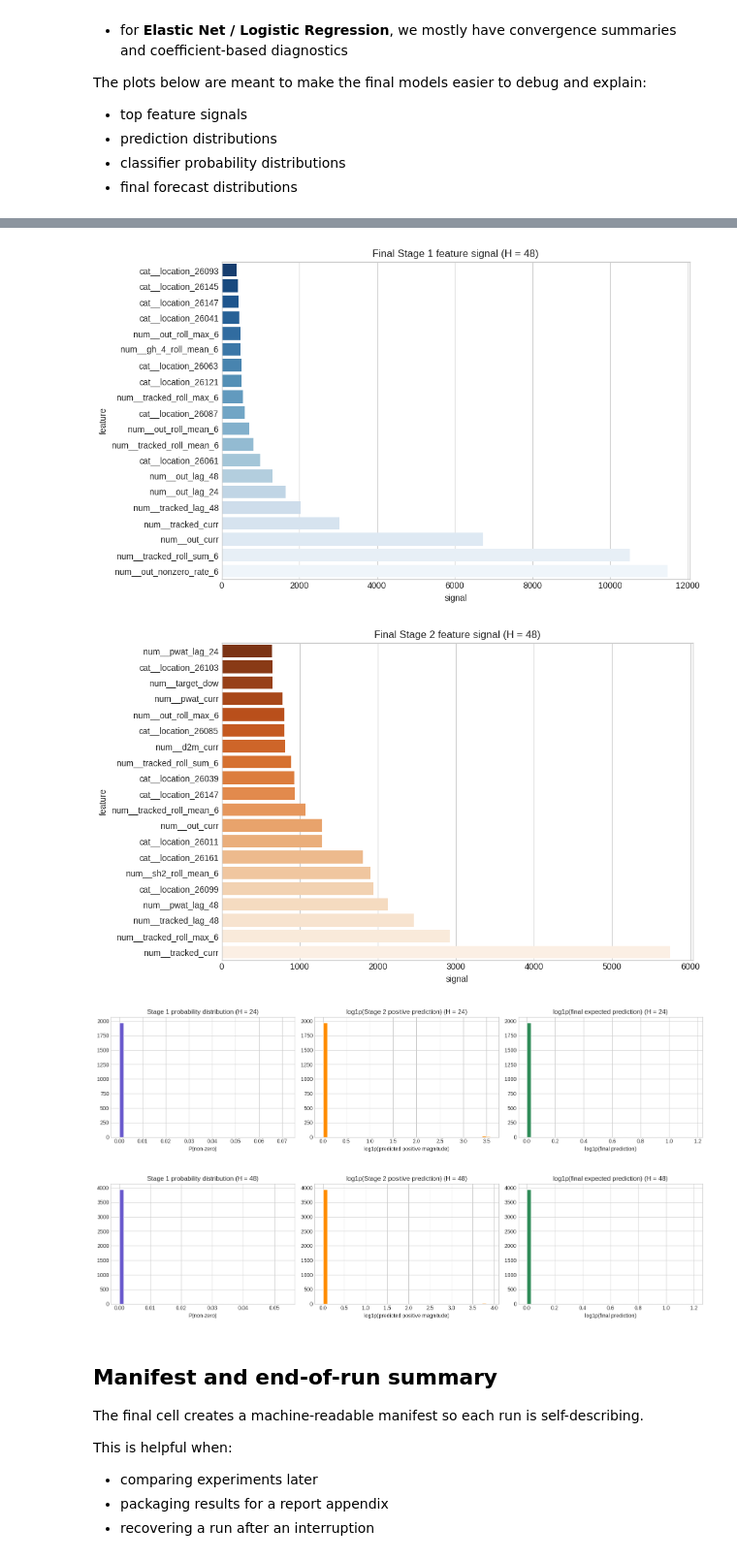
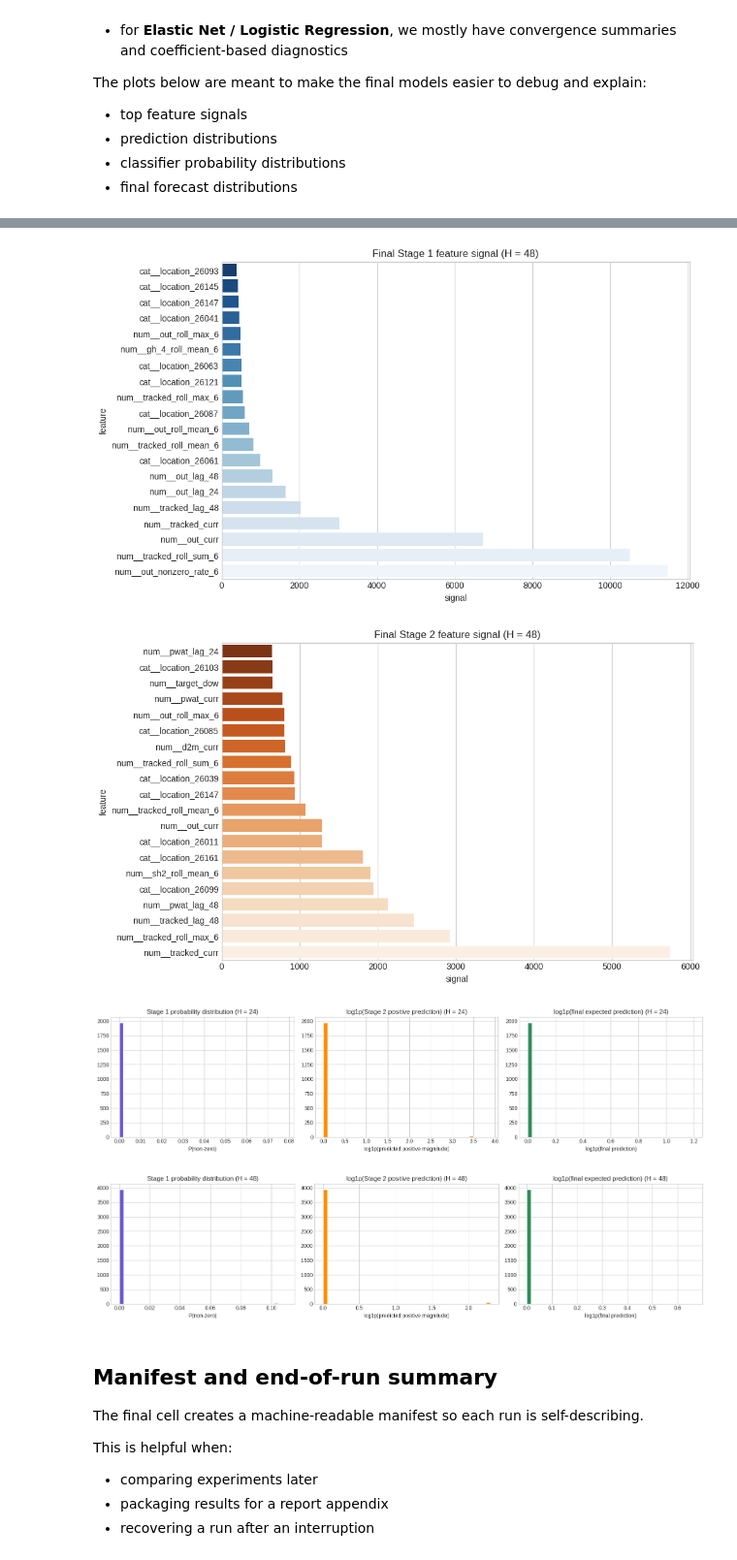
Before and after one commit to Zttcoder/MLPS_FinalProject, a Jupyter notebook: Arturo/two_stage_aaarias_10features_1fold_SUCCESS.ipynb, the cells around one changed output, grey strips where cells are left out. Shown at 97% size. Saved outputs shown, nothing was run; the diff lists cells and outputs as text; code cells hidden in the pictures.

```diff
--- a/Arturo/two_stage_aaarias_10features_1fold_SUCCESS.ipynb
+++ b/Arturo/two_stage_aaarias_10features_1fold_SUCCESS.ipynb
@@ -2177,6 +2468,34 @@ best_pair_by_horizon = (
 
 display(best_pair_by_horizon)
 save_dataframe(best_pair_by_horizon, ARTIFACT_DIRS['tables'] / 'best_pair_by_horizon.csv', index=False)
+
+candidate_fold_rows = []
+for pair_result in all_pair_results:
+    fold_df = pair_result['fold_metrics_df'].copy()
+    if fold_df.empty:
+        continue
+    if 'pair_tag' not in fold_df.columns:
+        fold_df['pair_tag'] = pair_result['pair_tag']
+    candidate_fold_rows.append(fold_df)
+
+candidate_fold_summary_df = (
+    pd.concat(candidate_fold_rows, ignore_index=True)
+    .sort_values(['horizon', 'avg_county_rmse_expected', 'overall_rmse_expected', 'pair_tag', 'fold_id'])
+    .reset_index(drop=True)
+) if candidate_fold_rows else pd.DataFrame()
+
+display(candidate_fold_summary_df)
+save_dataframe(candidate_fold_summary_df, ARTIFACT_DIRS['tables'] / 'candidate_fold_summary.csv', index=False)
+
+best_candidate_model_by_horizon = (
+    candidate_fold_summary_df
+    .sort_values(['horizon', 'avg_county_rmse_expected', 'overall_rmse_expected', 'pair_tag', 'fold_id'])
+    .groupby('horizon', as_index=False)
+    .first()
+) if not candidate_fold_summary_df.empty else pd.DataFrame()
+
+display(best_candidate_model_by_horizon)
+save_dataframe(best_candidate_model_by_horizon, ARTIFACT_DIRS['tables'] / 'best_candidate_model_by_horizon.csv', index=False)
 # %% [output]
 H=24: 2 classifier configs x 2 regressor configs x 1 folds
 H=48: 2 classifier configs x 2 regressor configs x 1 folds
@@ -2605,36 +3432,36 @@ for horizon, bundle in final_model_registry.items():
     if not stage2_feature_signal.empty:
         save_dataframe(stage2_feature_signal, ARTIFACT_DIRS['tables'] / f'final_stage2_feature_signal_h{horizon}.csv', index=False)
         fig, ax = plt.subplots(figsize=(10, 6))
         sns.barplot(data=stage2_feature_signal.sort_values('signal', ascending=True), x='signal', y='feature', palette='Oranges_r', ax=ax)
         ax.set_title(f'Final Stage 2 feature signal (H = {horizon})')
         plt.tight_layout()
         plt.savefig(ARTIFACT_DIRS['plots'] / f'final_stage2_feature_signal_h{horizon}.png', dpi=140)
         plt.show()
 
-for horizon, prediction_df in [(24, pred_24), (48, pred_48)]:
+for horizon, prediction_df in [(24, submission_predictions[24]), (48, submission_predictions[48])]:
     fig, axes = plt.subplots(1, 3, figsize=(16, 4))
     axes[0].hist(prediction_df['stage1_proba'], bins=40, color='slateblue', edgecolor='white')
     axes[0].set_title(f'Stage 1 probability distribution (H = {horizon})')
     axes[0].set_xlabel('P(non-zero)')
 
     axes[1].hist(np.log1p(prediction_df['stage2_positive_pred']), bins=40, color='darkorange', edgecolor='white')
     axes[1].set_title(f'log1p(Stage 2 positive prediction) (H = {horizon})')
     axes[1].set_xlabel('log1p(predicted positive magnitude)')
 
     axes[2].hist(np.log1p(prediction_df['pred']), bins=40, color='seagreen', edgecolor='white')
     axes[2].set_title(f'log1p(final expected prediction) (H = {horizon})')
     axes[2].set_xlabel('log1p(final prediction)')
 
     plt.tight_layout()
     plt.savefig(ARTIFACT_DIRS['plots'] / f'prediction_distributions_h{horizon}.png', dpi=140)
     plt.show()
 # %% [output]
 [figure]
 [figure]
 [figure]
 [figure]
-[figure, old version]
+[figure, new version]
-[figure, old version]
+[figure, new version]
 # %% [markdown]
 ## Manifest and end-of-run summary
 
```
Also changed, not shown: parts of 8 cells of this notebook.
